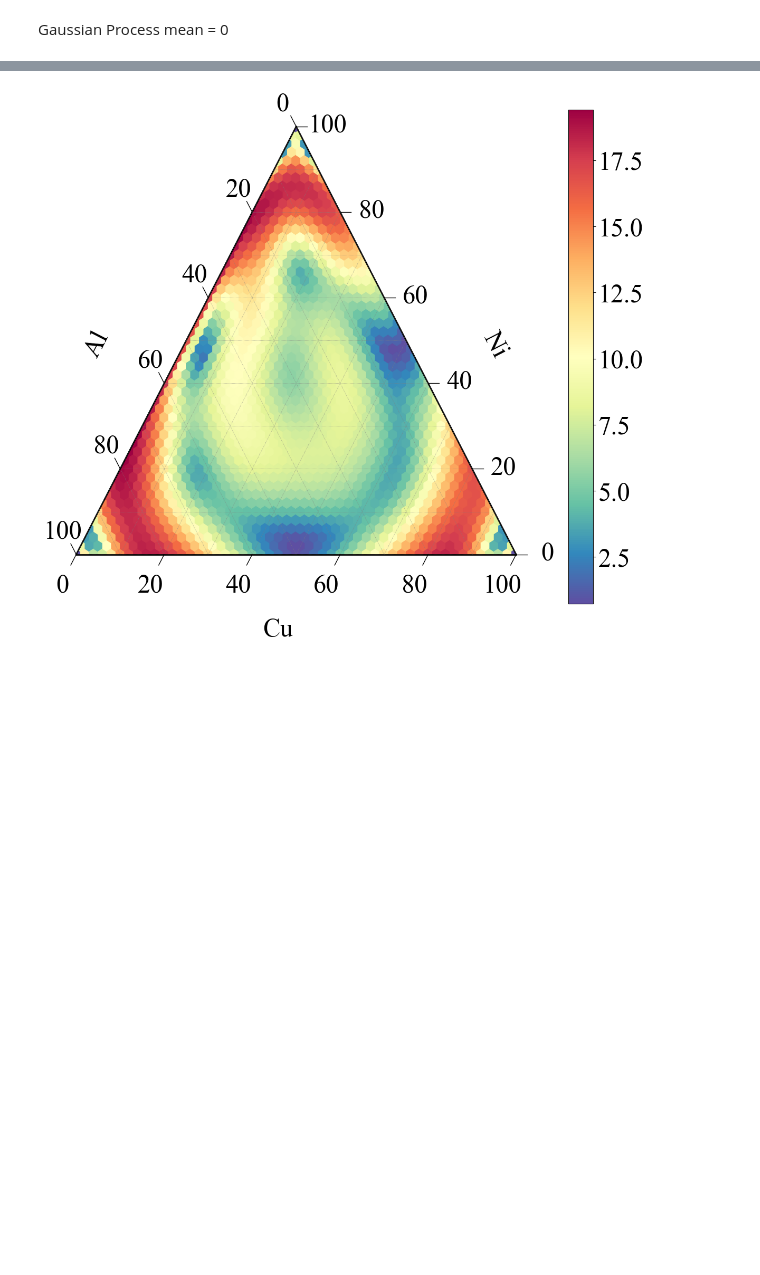
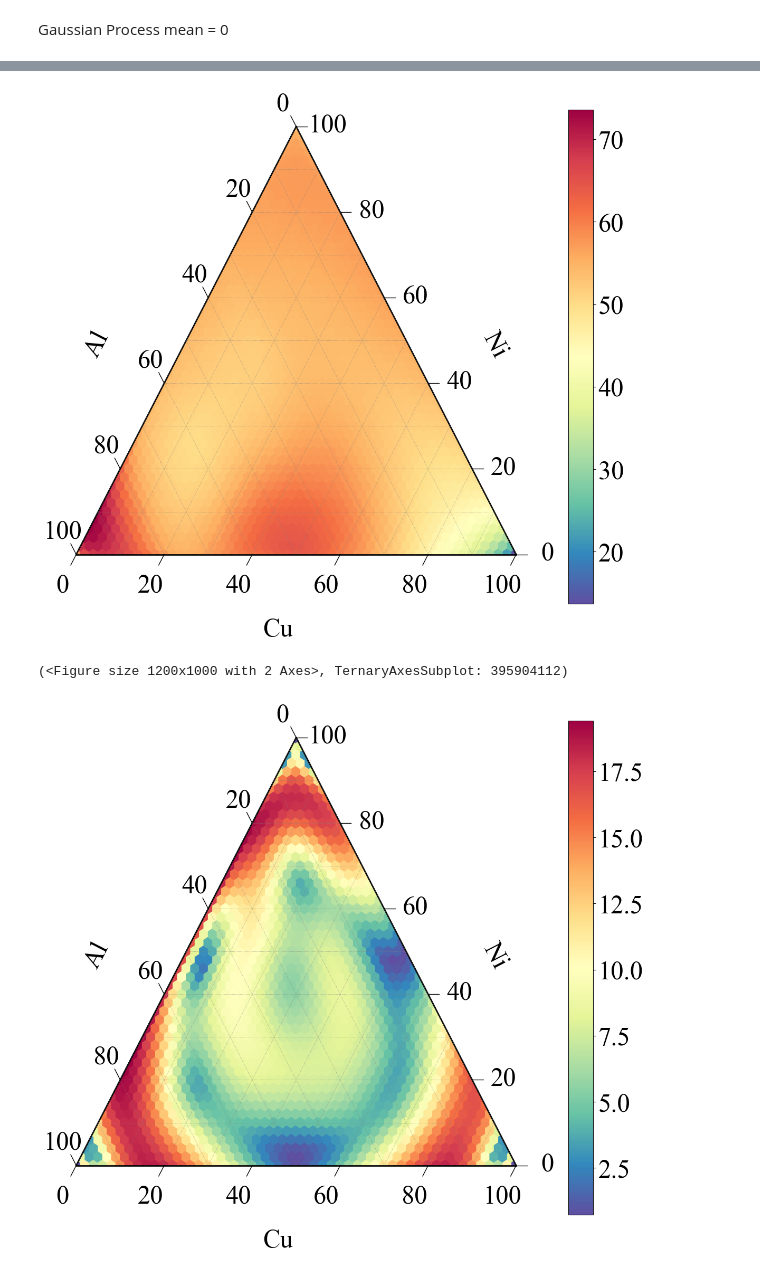
Before and after one commit to linarojas0824/Hybrid-Experimental-Data-Driven-Workflow, a Jupyter notebook: scripts/Notebooks/02_Model Training.ipynb, the cells around one changed output, grey strips where cells are left out. Cells and saved outputs as stored; diff of their text form; code cells hidden in the pictures; blank space fills up the shorter version.

```diff
--- a/scripts/Notebooks/02_Model Training.ipynb
+++ b/scripts/Notebooks/02_Model Training.ipynb
@@ -20,4 +20,13 @@ Load data
 1. Experimental data (1552)
 2. Resistivity calculation using ANN
 # %%
-comp_space = pd.read_csv(RAW_DIR/"CuNiAl_descriptors.csv")
+comp_space = pd.read_csv(RAW_DIR/"CuNiAl_with_resistivity.csv")
+exp_Space = pd.read_csv(RAW_DIR/"exp_CuNiAl_with_resistivity.csv")
+
+comp_space_2 = pd.read_csv(RAW_DIR/"CuNiAl_with_resistivity_MR.csv")
+exp_Space_2 = pd.read_csv(RAW_DIR/"exp_CuNiAl_with_resistivity_MR.csv")
+
+comp_space['resistivity'] = comp_space['resistivity']*1e-8
+exp_Space['resistivity'] = exp_Space['resistivity']*1e-8
+comp_space_2['resistivity'] = comp_space_2['resistivity']*1e-8
+exp_Space_2['resistivity'] = exp_Space_2['resistivity']*1e-8
@@ -180,8 +312,12 @@ print("Test metrics:", results["test_metrics"])
+# %%
+comp_space_pre = comp_space[['Cu','Ni','Al','resistivity']]
 # %%
 space_predictions_df = predict_composition_space(
-    comp_space=comp_space,
+    comp_space=comp_space_pre,
     calc=calc,
     descriptor_spec=descriptor_spec,
     model=model,
-    include_entropy=True
+    include_entropy=False,
+    include_composition=True,
+    include_resistivity=True
 )
@@ -198,10 +350,13 @@ save_experiment_outputs(
 # %%
 plot_ternary_heatmap(
     df=space_predictions_df,
-    value_col="e2",
+    value_col="e2_pred",
     duplicate_handling="mean",
-    save_path = EXP_RESULT/"exp_01_e2.svg"
+
 )
+# %% [output]
+[figure, added]
+(<Figure size 1200x1000 with 2 Axes>, TernaryAxesSubplot: 395904112)
 # %%
 plot_ternary_heatmap(
     df=space_predictions_df,
```
Also changed, not shown: parts of 16 cells of this notebook, 33 other files.
